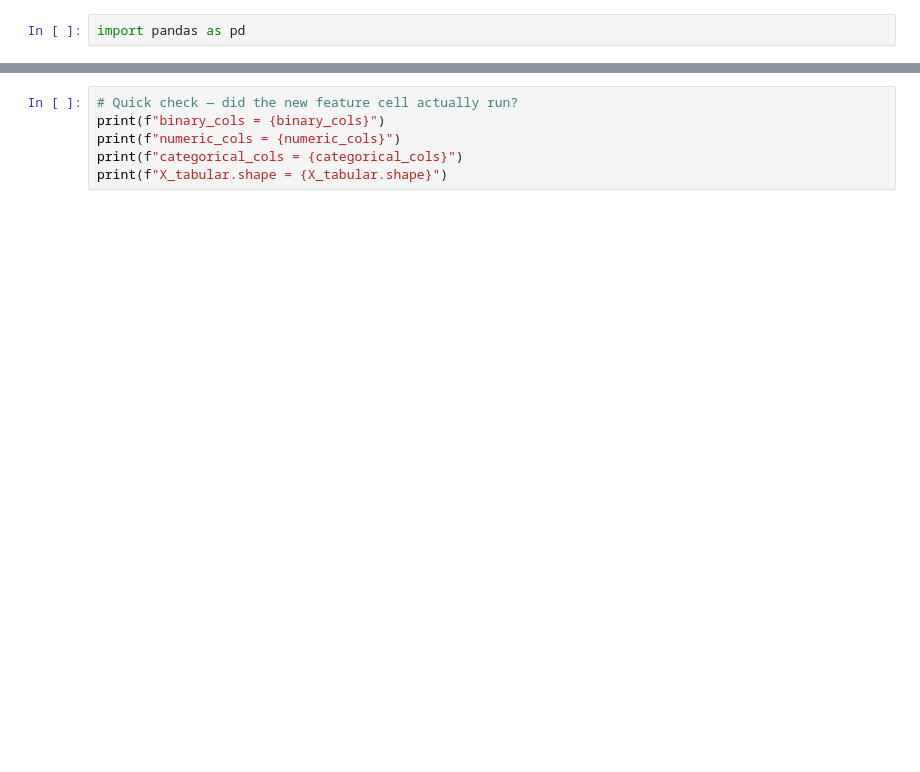
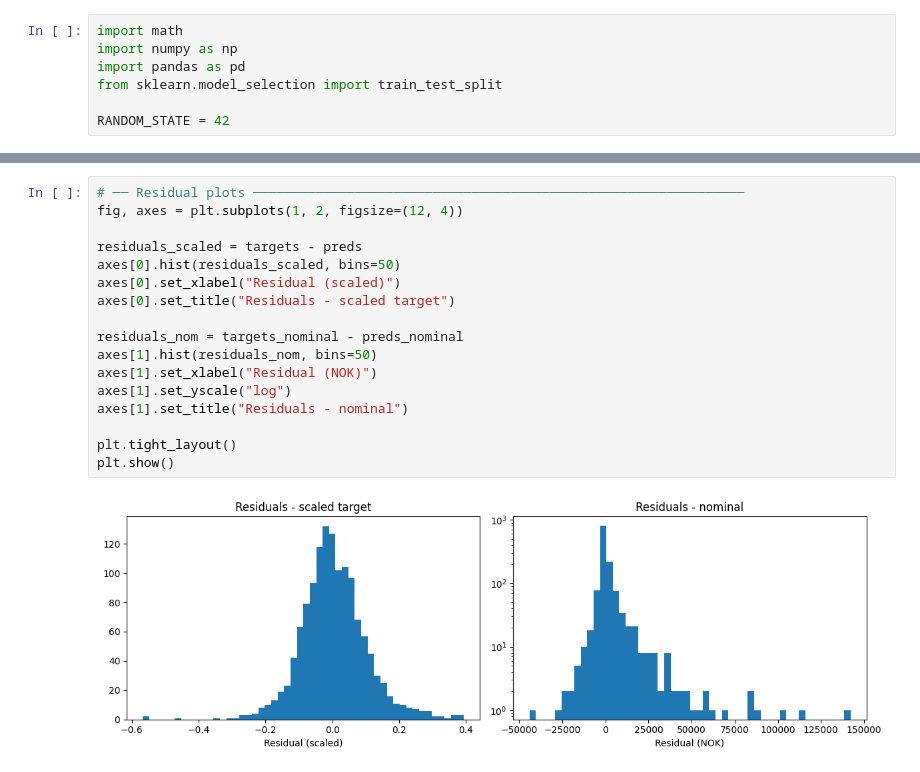
Before and after one commit to williamvsoma/finn-deals, a Jupyter notebook: notebooks/ml-model-v2.ipynb, the cells around one changed output, grey strips where cells are left out. Cells and saved outputs as stored; diff of their text form; blank space fills up the shorter version.

Commit message:
feat: model v2

```diff
--- a/notebooks/ml-model-v2.ipynb
+++ b/notebooks/ml-model-v2.ipynb
@@ -7,3 +7,8 @@
 # %%
+import math
+import numpy as np
 import pandas as pd
+from sklearn.model_selection import train_test_split
+
+RANDOM_STATE = 42
 # %%
@@ -282,6 +523,19 @@ Nominal MAE: 4,330.39
 # %%
-# Quick check — did the new feature cell actually run?
-print(f"binary_cols = {binary_cols}")
-print(f"numeric_cols = {numeric_cols}")
-print(f"categorical_cols = {categorical_cols}")
-print(f"X_tabular.shape = {X_tabular.shape}")
+# ── Residual plots ───────────────────────────────────────────────────────────────
+fig, axes = plt.subplots(1, 2, figsize=(12, 4))
+
+residuals_scaled = targets - preds
+axes[0].hist(residuals_scaled, bins=50)
+axes[0].set_xlabel("Residual (scaled)")
+axes[0].set_title("Residuals - scaled target")
+
+residuals_nom = targets_nominal - preds_nominal
+axes[1].hist(residuals_nom, bins=50)
+axes[1].set_xlabel("Residual (NOK)")
+axes[1].set_yscale("log")
+axes[1].set_title("Residuals - nominal")
+
+plt.tight_layout()
+plt.show()
+# %% [output]
+[figure, added]
```
Also changed, not shown: parts of 19 cells of this notebook, 8 other files.
